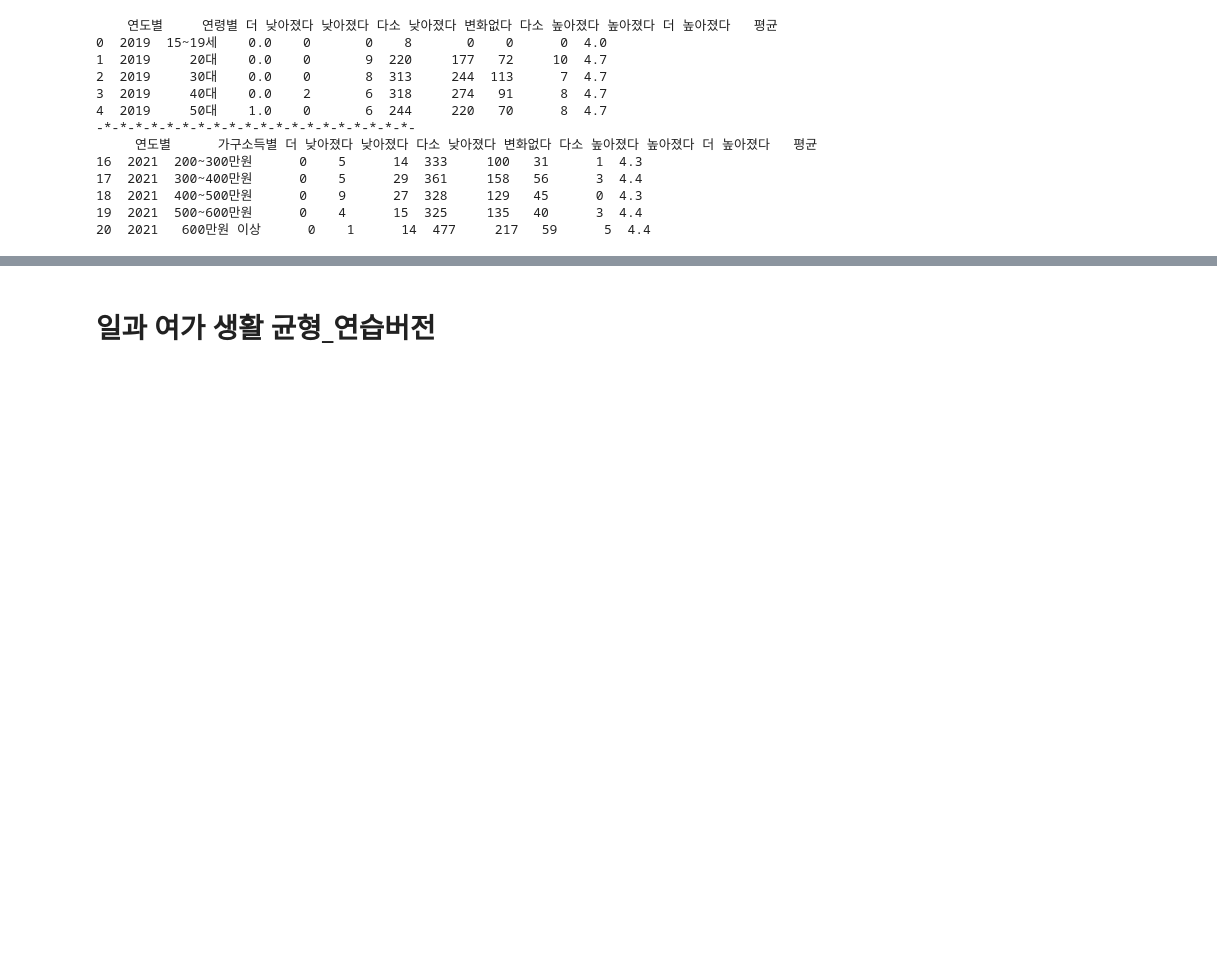
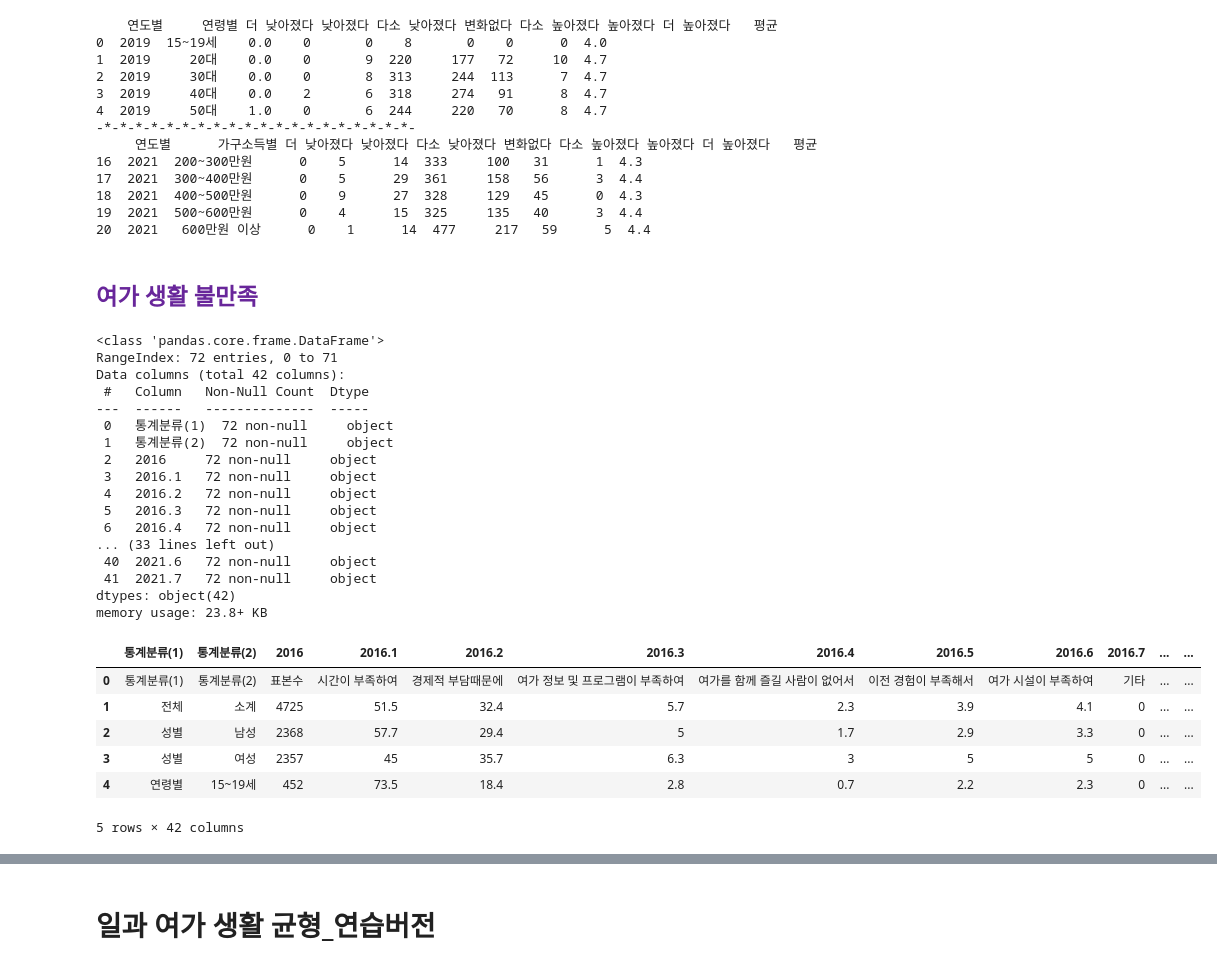
Before and after one commit to nyeokinyeoki/Toy-Projects-with-Tableau, a Jupyter notebook: Side_pro_leis.ipynb, the cells around one changed output, grey strips where cells are left out. Cells and saved outputs as stored; diff of their text form; code cells hidden in the pictures; blank space fills up the shorter version.

```diff
--- a/Side_pro_leis.ipynb
+++ b/Side_pro_leis.ipynb
@@ -558,3 +558,34 @@ print(cut_worktime_inc.tail())
 18  2021  400~500만원      0    9      27  328     129   45      0  4.3
 19  2021  500~600만원      0    4      15  325     135   40      3  4.4
 20  2021   600만원 이상      0    1      14  477     217   59      5  4.4
+# %% [markdown]
+## <font color="#68269A"> 여가 생활 불만족 </font>
+# %%
+unsat_leis = pd.read_csv("G:/내 드라이브/취미/여가생활에_만족하지_못하는_이유_20230525113739.csv", encoding="cp949")
+unsat_leis.info()
+unsat_leis.head()
+# %% [output]
+<class 'pandas.core.frame.DataFrame'>
+RangeIndex: 72 entries, 0 to 71
+Data columns (total 42 columns):
+ #   Column   Non-Null Count  Dtype
+---  ------   --------------  -----
+ 0   통계분류(1)  72 non-null     object
+ 1   통계분류(2)  72 non-null     object
+ 2   2016     72 non-null     object
+ 3   2016.1   72 non-null     object
+ 4   2016.2   72 non-null     object
+ 5   2016.3   72 non-null     object
+ 6   2016.4   72 non-null     object
+... (33 lines left out)
+ 40  2021.6   72 non-null     object
+ 41  2021.7   72 non-null     object
+dtypes: object(42)
+memory usage: 23.8+ KB
+|  | 통계분류(1) | 통계분류(2) | 2016 | 2016.1 | 2016.2 | 2016.3 | 2016.4 | 2016.5 | 2016.6 | 2016.7 | ... | ... |
+| 0 | 통계분류(1) | 통계분류(2) | 표본수 | 시간이 부족하여 | 경제적 부담때문에 | 여가 정보 및 프로그램이 부족하여 | 여가를 함께 즐길 사람이 없어서 | 이전 경험이 부족해서 | 여가 시설이 부족하여 | 기타 | ... | ... |
+| 1 | 전체 | 소계 | 4725 | 51.5 | 32.4 | 5.7 | 2.3 | 3.9 | 4.1 | 0 | ... | ... |
+| 2 | 성별 | 남성 | 2368 | 57.7 | 29.4 | 5 | 1.7 | 2.9 | 3.3 | 0 | ... | ... |
+| 3 | 성별 | 여성 | 2357 | 45 | 35.7 | 6.3 | 3 | 5 | 5 | 0 | ... | ... |
+| 4 | 연령별 | 15~19세 | 452 | 73.5 | 18.4 | 2.8 | 0.7 | 2.2 | 2.3 | 0 | ... | ... |
+5 rows × 42 columns
```
Also changed, not shown: parts of 1 cell of this notebook.
